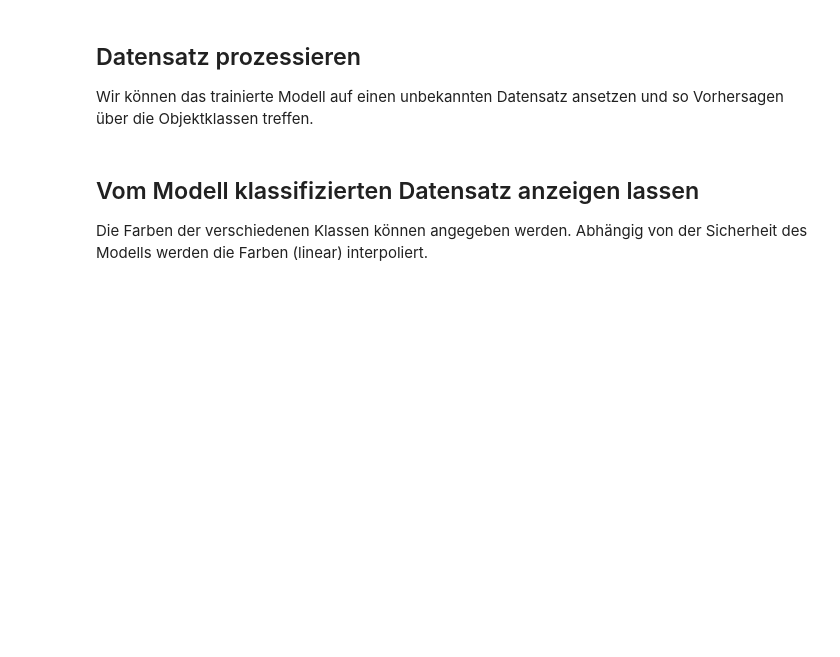
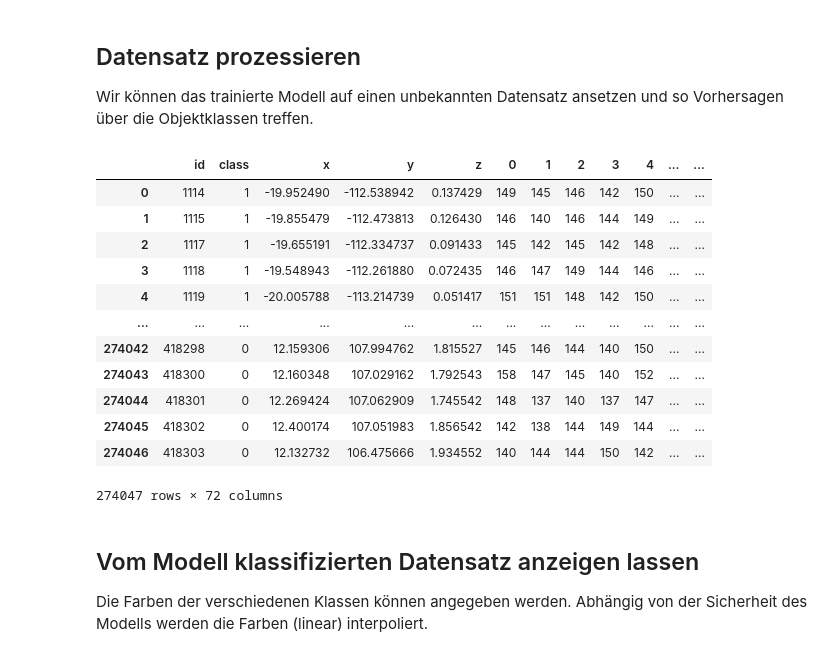
Before and after one commit to graps1/deepwaveform, a Jupyter notebook: examples/classifier.ipynb, the cells around one changed output. Cells and saved outputs as stored; diff of their text form; code cells hidden in the pictures; blank space fills up the shorter version.

```diff
--- a/examples/classifier.ipynb
+++ b/examples/classifier.ipynb
@@ -59,11 +90,25 @@ Wir können das trainierte Modell auf einen unbekannten Datensatz ansetzen und s
 # %%
 unknown_df = dwf.load_dataset("../data/mit_uferuebergang.txt")
 
-loaded_model.process_dataframe(unknown_df,                                      # Der Datensatz, der annotiert werden soll
-                               wv_cols=list(range(64)),                         # Die Spaltennamen, die die Waveform angeben
-                               class_label_mapping=["Land", "Water"],           # Zu den Klassen korrepondierende Labelnamen
-                               predicted_column="Predicted")                    # Spaltenname für wahrscheinlichste Klasse
+loaded_model.annotate_dataframe(unknown_df,                                      # Der Datensatz, der annotiert werden soll
+                                wv_cols=list(range(64)),                         # Die Spaltennamen, die die Waveform angeben
+                                class_label_mapping=["Land", "Water"],           # Zu den Klassen korrepondierende Labelnamen
+                                predicted_column="Predicted")                    # Spaltenname für wahrscheinlichste Klasse
 unknown_df
+# %% [output]
+|  | id | class | x | y | z | 0 | 1 | 2 | 3 | 4 | ... | ... |
+| 0 | 1114 | 1 | -19.952490 | -112.538942 | 0.137429 | 149 | 145 | 146 | 142 | 150 | ... | ... |
+| 1 | 1115 | 1 | -19.855479 | -112.473813 | 0.126430 | 146 | 140 | 146 | 144 | 149 | ... | ... |
+| 2 | 1117 | 1 | -19.655191 | -112.334737 | 0.091433 | 145 | 142 | 145 | 142 | 148 | ... | ... |
+| 3 | 1118 | 1 | -19.548943 | -112.261880 | 0.072435 | 146 | 147 | 149 | 144 | 146 | ... | ... |
+| 4 | 1119 | 1 | -20.005788 | -113.214739 | 0.051417 | 151 | 151 | 148 | 142 | 150 | ... | ... |
+| ... | ... | ... | ... | ... | ... | ... | ... | ... | ... | ... | ... | ... |
+| 274042 | 418298 | 0 | 12.159306 | 107.994762 | 1.815527 | 145 | 146 | 144 | 140 | 150 | ... | ... |
+| 274043 | 418300 | 0 | 12.160348 | 107.029162 | 1.792543 | 158 | 147 | 145 | 140 | 152 | ... | ... |
+| 274044 | 418301 | 0 | 12.269424 | 107.062909 | 1.745542 | 148 | 137 | 140 | 137 | 147 | ... | ... |
+| 274045 | 418302 | 0 | 12.400174 | 107.051983 | 1.856542 | 142 | 138 | 144 | 149 | 144 | ... | ... |
+| 274046 | 418303 | 0 | 12.132732 | 106.475666 | 1.934552 | 140 | 144 | 144 | 150 | 142 | ... | ... |
+274047 rows × 72 columns
 # %% [markdown]
 ## Vom Modell klassifizierten Datensatz anzeigen lassen
 Die Farben der verschiedenen Klassen können angegeben werden. Abhängig von der Sicherheit des Modells werden die Farben (linear) interpoliert.
```
Also changed, not shown: parts of 5 cells of this notebook, 4 other files.
